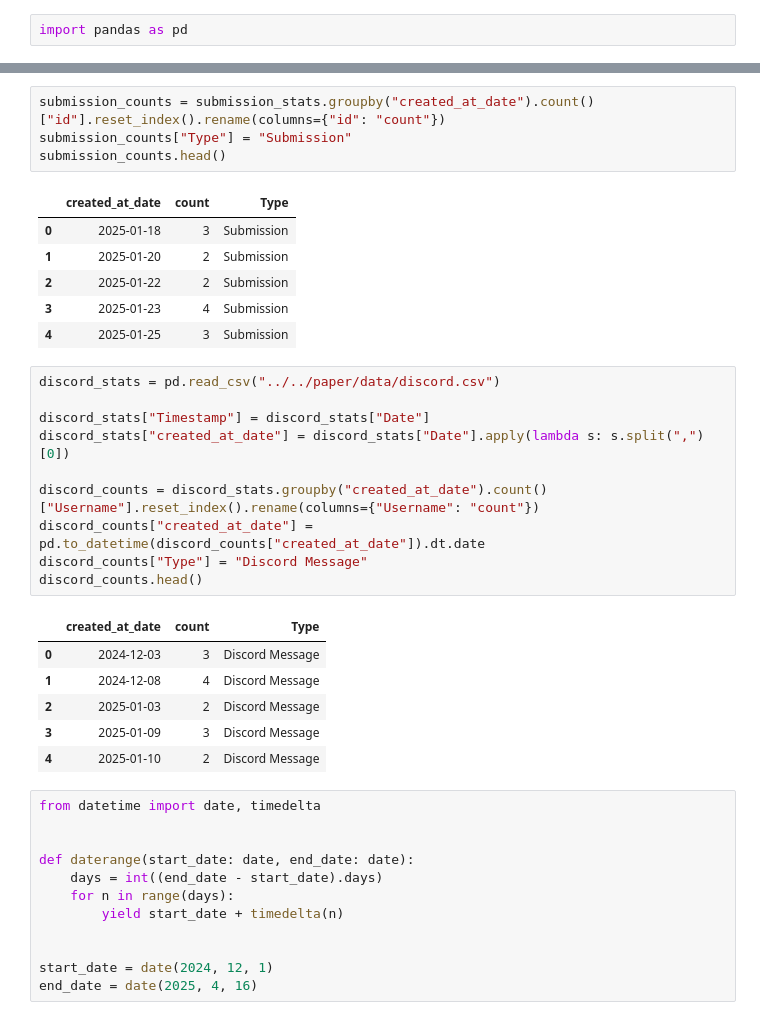
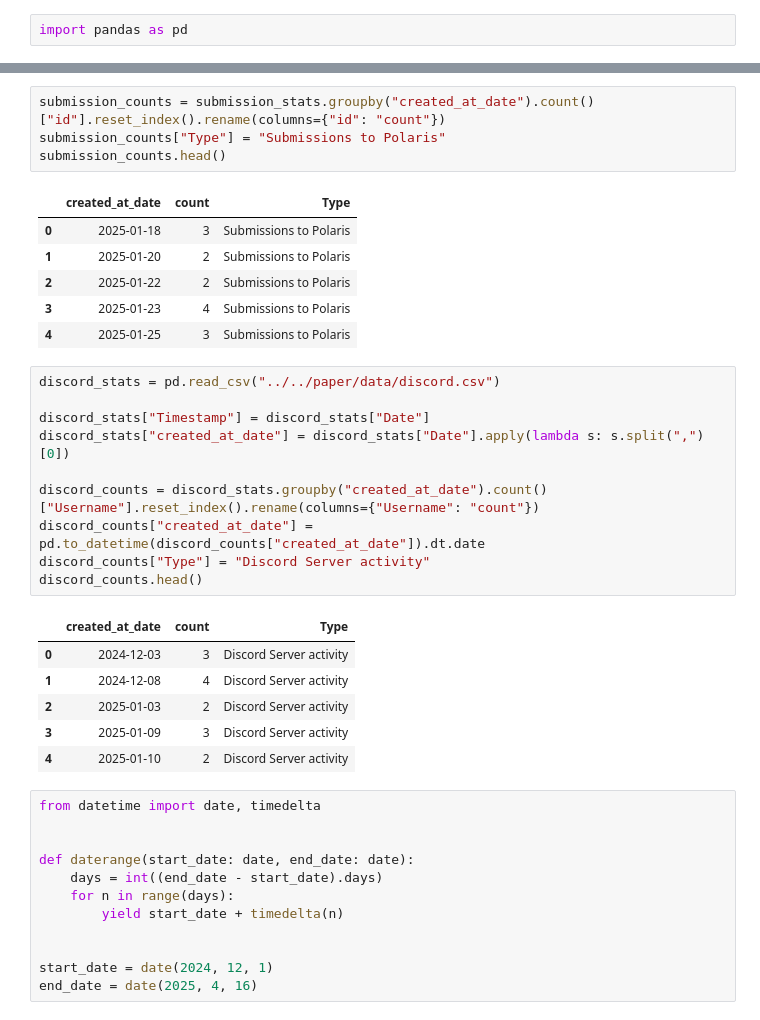
Before and after one commit to asapdiscovery/asap-polaris-blind-challenge-examples, a Jupyter notebook: paper/notebooks/01. Community Engagement.ipynb, the cells around one changed output, grey strips where cells are left out. Cells and saved outputs as stored; diff of their text form.

```diff
--- a/paper/notebooks/01. Community Engagement.ipynb
+++ b/paper/notebooks/01. Community Engagement.ipynb
@@ -30,15 +30,15 @@ submission_stats.head()
 | 8 | competition-prediction-1MhGQMitUF... | oVlb2up8Z8yyfmpEVcglB | competition-2np7VaBJ3aZlRSho6iJsp | 2025-03-14 |
 # %%
 submission_counts = submission_stats.groupby("created_at_date").count()["id"].reset_index().rename(columns={"id": "count"})
-submission_counts["Type"] = "Submission"
+submission_counts["Type"] = "Submissions to Polaris"
 submission_counts.head()
 # %% [output]
 |  | created_at_date | count | Type |
-| 0 | 2025-01-18 | 3 | Submission |
-| 1 | 2025-01-20 | 2 | Submission |
-| 2 | 2025-01-22 | 2 | Submission |
-| 3 | 2025-01-23 | 4 | Submission |
-| 4 | 2025-01-25 | 3 | Submission |
+| 0 | 2025-01-18 | 3 | Submissions to Polaris |
+| 1 | 2025-01-20 | 2 | Submissions to Polaris |
+| 2 | 2025-01-22 | 2 | Submissions to Polaris |
+| 3 | 2025-01-23 | 4 | Submissions to Polaris |
+| 4 | 2025-01-25 | 3 | Submissions to Polaris |
 # %%
 discord_stats = pd.read_csv("../../paper/data/discord.csv")
 
@@ -47,15 +47,15 @@ discord_stats["created_at_date"] = discord_stats["Date"].apply(lambda s: s.split
 
 discord_counts = discord_stats.groupby("created_at_date").count()["Username"].reset_index().rename(columns={"Username": "count"})
 discord_counts["created_at_date"] = pd.to_datetime(discord_counts["created_at_date"]).dt.date
-discord_counts["Type"] = "Discord Message"
+discord_counts["Type"] = "Discord Server activity"
 discord_counts.head()
 # %% [output]
 |  | created_at_date | count | Type |
-| 0 | 2024-12-03 | 3 | Discord Message |
-| 1 | 2024-12-08 | 4 | Discord Message |
-| 2 | 2025-01-03 | 2 | Discord Message |
-| 3 | 2025-01-09 | 3 | Discord Message |
-| 4 | 2025-01-10 | 2 | Discord Message |
+| 0 | 2024-12-03 | 3 | Discord Server activity |
+| 1 | 2024-12-08 | 4 | Discord Server activity |
+| 2 | 2025-01-03 | 2 | Discord Server activity |
+| 3 | 2025-01-09 | 3 | Discord Server activity |
+| 4 | 2025-01-10 | 2 | Discord Server activity |
 # %%
 from datetime import date, timedelta
 
```
Also changed, not shown: parts of 5 cells of this notebook, 1 other file.
